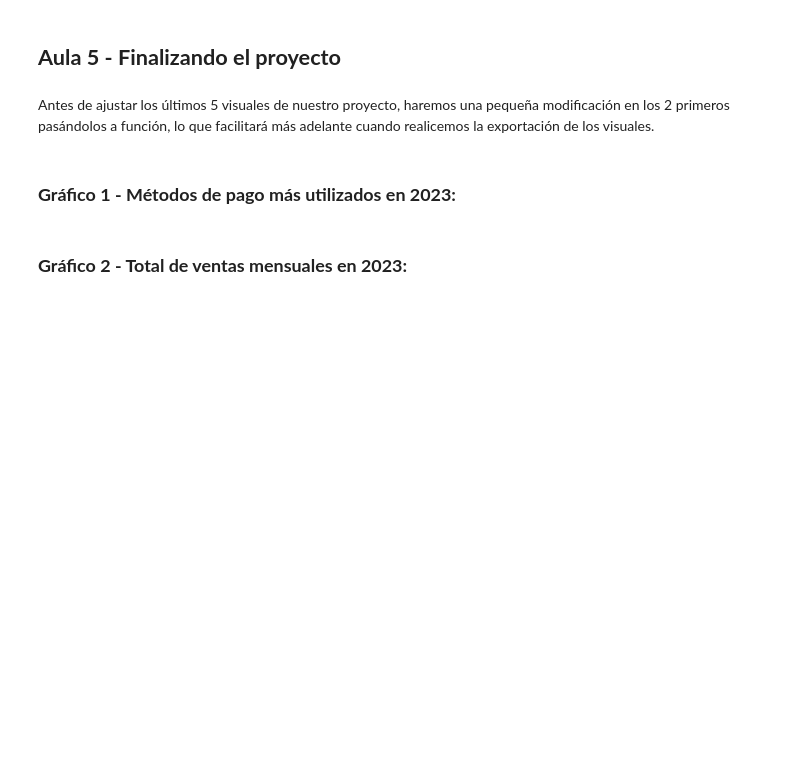
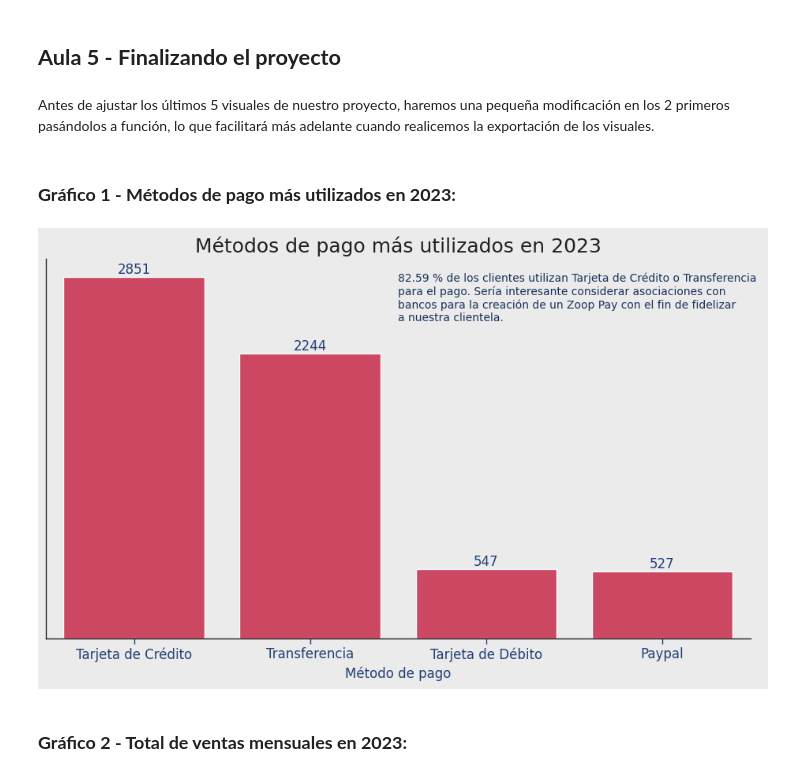
Before and after one commit to DanielRaiicHu/IA_aplicada_a_ciencia_de_datos, a Jupyter notebook: IA_aplicada_a_ciencia_de_datos.ipynb, the cells around one changed output. Cells and saved outputs as stored; diff of their text form; code cells hidden in the pictures; blank space fills up the shorter version.

```diff
--- a/IA_aplicada_a_ciencia_de_datos.ipynb
+++ b/IA_aplicada_a_ciencia_de_datos.ipynb
@@ -2172,3 +2172,13 @@ Con la asistencia de ChatGPT conseguimos:
 Antes de ajustar los últimos 5 visuales de nuestro proyecto, haremos una pequeña modificación en los 2 primeros pasándolos a función, lo que facilitará más adelante cuando realicemos la exportación de los visuales.
 # %% [markdown]
 ### **Gráfico 1 - Métodos de pago más utilizados en 2023:**
+# %%
+import pandas as pd
+import matplotlib.pyplot as plt
+import seaborn as sns
+
+# Paleta de colores corporativos
+ROJO_1, ROJO_2, ROJO_3 = "#e23155", "#cc2c4e", "#b32742"
+AZUL_1, AZUL_2, AZUL_3 = "#203f75", "#1c3867", "#19325b"
+BLANCO, GRIS_1, GRIS_2, GRIS_3, GRIS_4, GRIS_5 = "#ffffff", "#ebebeb", "#d9d9d9", "#cccccc", "#555655", "#231f20"
+AQUA_1, AQUA_2, AQUA_3 = "#addcd4", "#9fccc5", "#96bfb9"
@@ -2175,2 +2266,6 @@ Antes de ajustar los últimos 5 visuales de nuestro proyecto, haremos una peque
+# %%
+metodo_pago().show()
+# %% [output]
+[figure, added]
 # %% [markdown]
 ### **Gráfico 2 - Total de ventas mensuales en 2023:**
```
Also changed, not shown: parts of 24 cells of this notebook.
